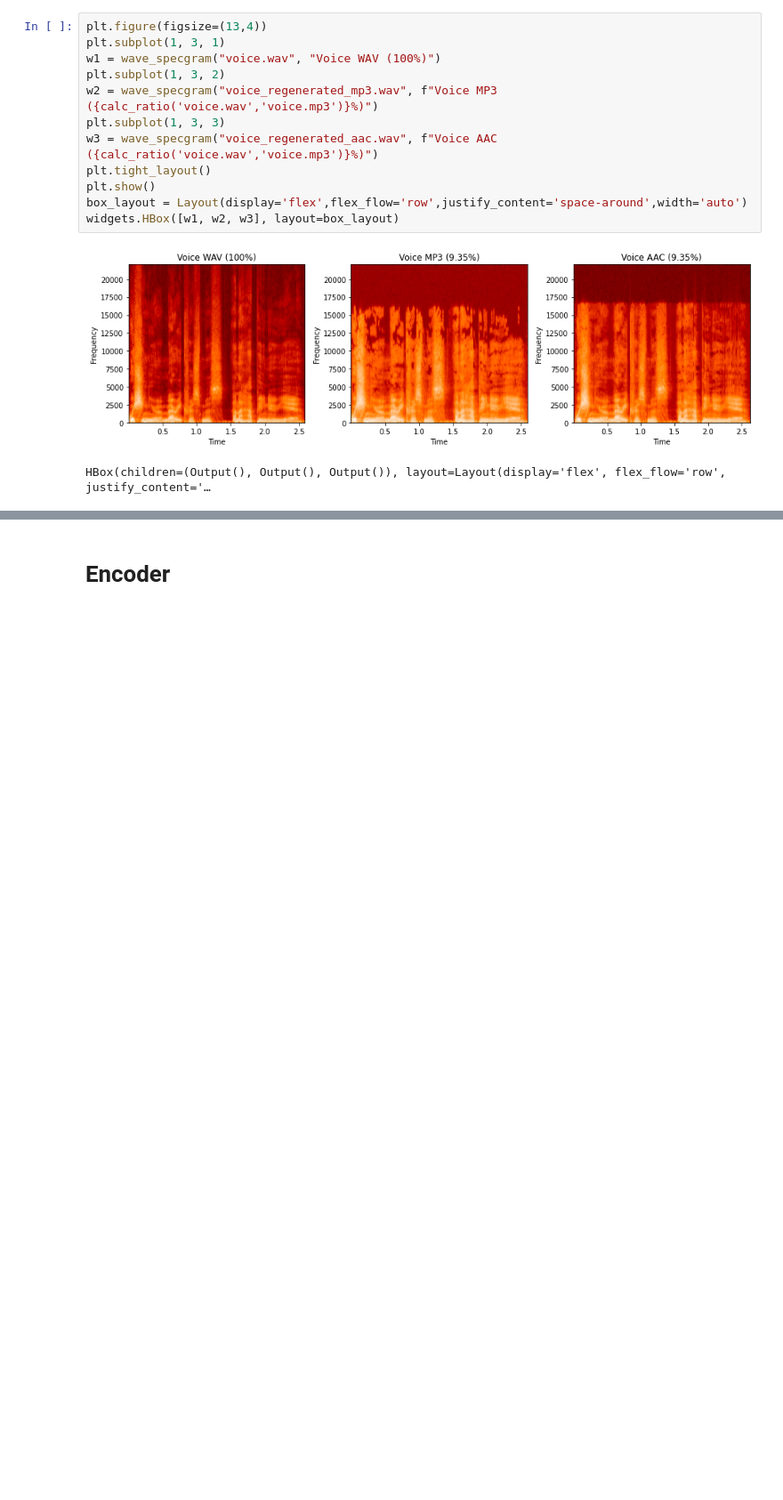
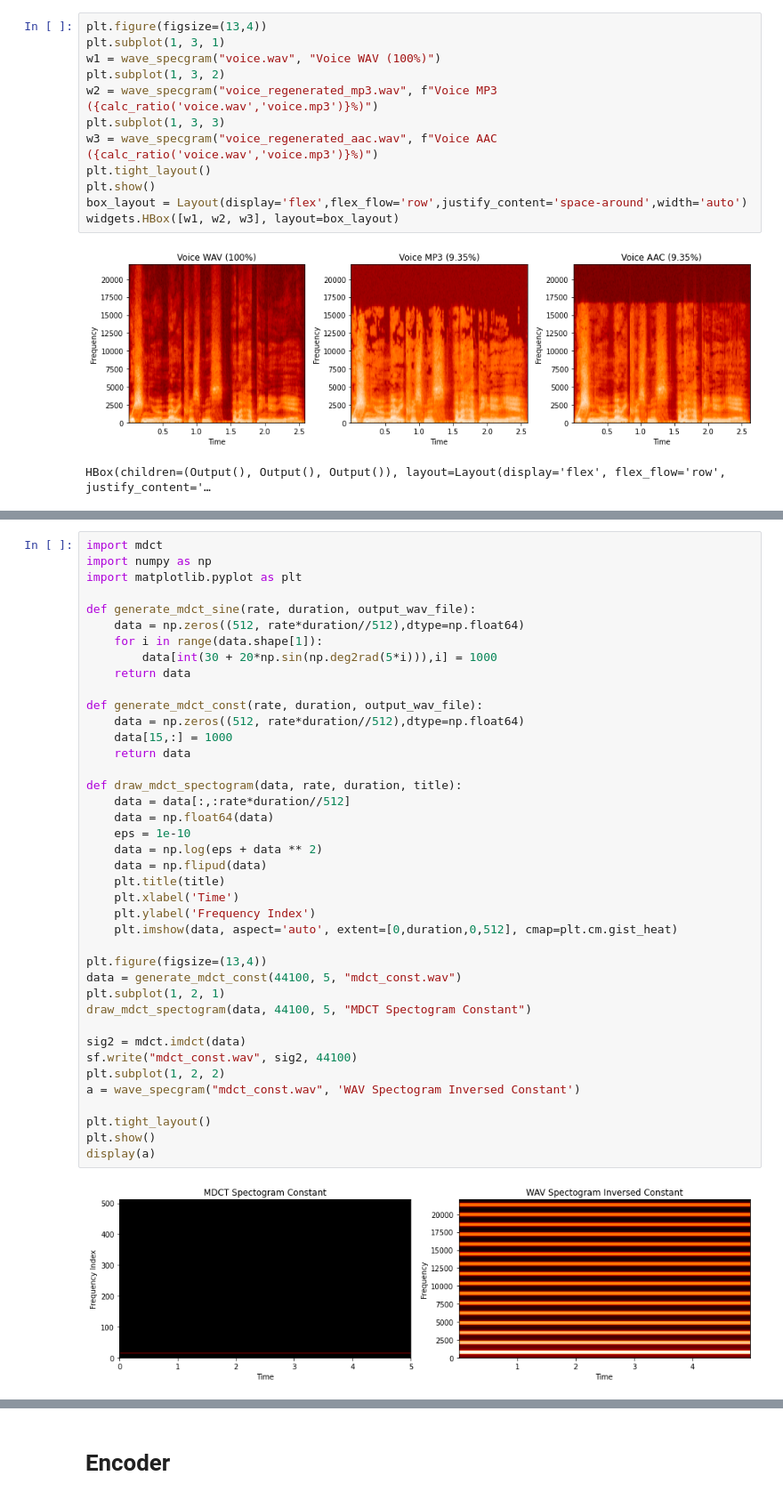
Before and after one commit to matinlotfali/LossyAudioCompressionTutorial, a Jupyter notebook: Report.ipynb, the cells around one changed output, grey strips where cells are left out. Shown at 89% size. Drawn from its saved outputs; the diff is of its cells as text; blank space fills up the shorter version.

Commit message:
Add MDCT documents

```diff
--- a/Report.ipynb
+++ b/Report.ipynb
@@ -71,0 +79,42 @@ HBox(children=(Output(), Output(), Output()), layout=Layout(display='flex', flex
+# %%
+import mdct
+import numpy as np
+import matplotlib.pyplot as plt
+
+def generate_mdct_sine(rate, duration, output_wav_file):
+    data = np.zeros((512, rate*duration//512),dtype=np.float64)
+    for i in range(data.shape[1]):
+        data[int(30 + 20*np.sin(np.deg2rad(5*i))),i] = 1000
+    return data
+
+def generate_mdct_const(rate, duration, output_wav_file):
+    data = np.zeros((512, rate*duration//512),dtype=np.float64)
+    data[15,:] = 1000
+    return data
+
+def draw_mdct_spectogram(data, rate, duration, title):
+    data = data[:,:rate*duration//512]
+    data = np.float64(data)
+    eps = 1e-10
+    data = np.log(eps + data ** 2)
+    data = np.flipud(data)
+    plt.title(title)
+    plt.xlabel('Time')
+    plt.ylabel('Frequency Index')
+    plt.imshow(data, aspect='auto', extent=[0,duration,0,512], cmap=plt.cm.gist_heat)
+
+plt.figure(figsize=(13,4))
+data = generate_mdct_const(44100, 5, "mdct_const.wav")
+plt.subplot(1, 2, 1)
+draw_mdct_spectogram(data, 44100, 5, "MDCT Spectogram Constant")
+
+sig2 = mdct.imdct(data)
+sf.write("mdct_const.wav", sig2, 44100)
+plt.subplot(1, 2, 2)
+a = wave_specgram("mdct_const.wav", 'WAV Spectogram Inversed Constant')
+
+plt.tight_layout()
+plt.show()
+display(a)
+# %% [output]
+[figure, added]
```
Also changed, not shown: parts of 7 cells of this notebook, 2 other files.
